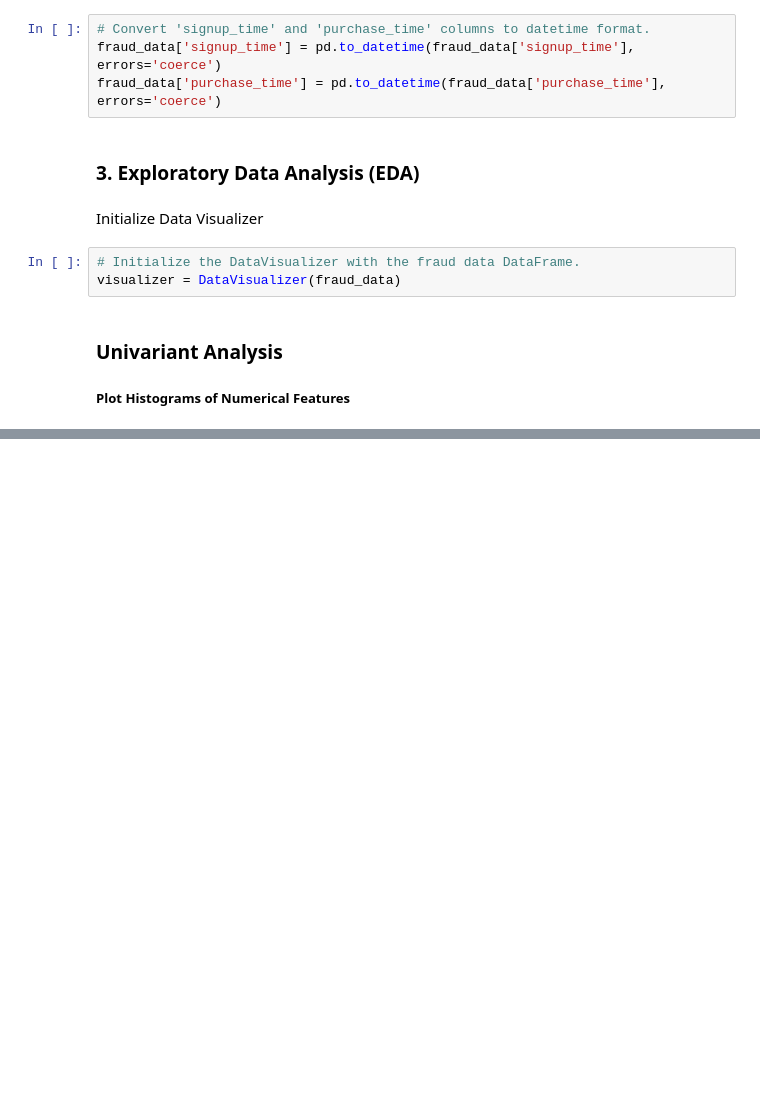
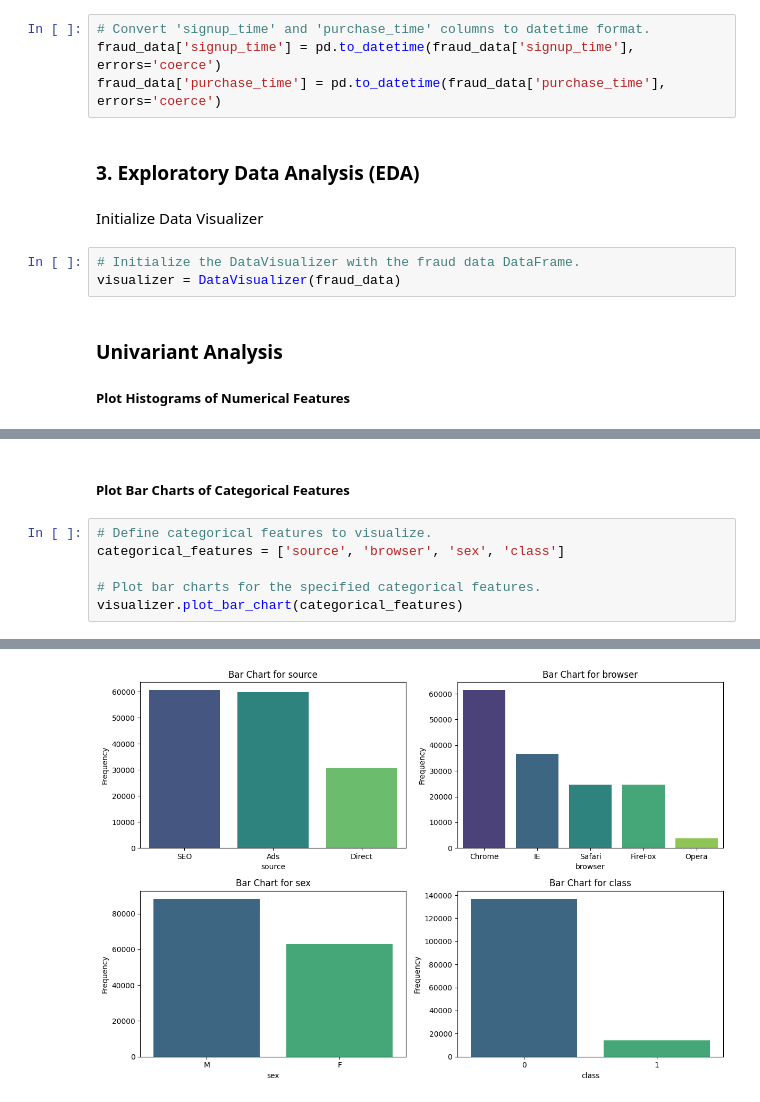
Before and after one commit to GetieBalew24/adey-ecommerce-banking-fraud-detection, a Jupyter notebook: notebooks/EDA_and_preprocessing.ipynb, the cells around one changed output, grey strips where cells are left out. Drawn from its saved outputs; the diff is of its cells as text; blank space fills up the shorter version.

Commit message:
Plot Bar Charts of Categorical Features

```diff
--- a/notebooks/EDA_and_preprocessing.ipynb
+++ b/notebooks/EDA_and_preprocessing.ipynb
@@ -124,0 +136,9 @@ visualizer.plot_histogram(numerical_features)
+# %% [markdown]
+##### Plot Bar Charts of Categorical Features
+# %%
+# Define categorical features to visualize.
+categorical_features = ['source', 'browser', 'sex', 'class']
+
+# Plot bar charts for the specified categorical features.
+visualizer.plot_bar_chart(categorical_features)
+# %% [output]
@@ -124,0 +147 @@ visualizer.plot_histogram(numerical_features)
+[figure, added]
```
Also changed, not shown: parts of 6 cells of this notebook, 1 other file.
